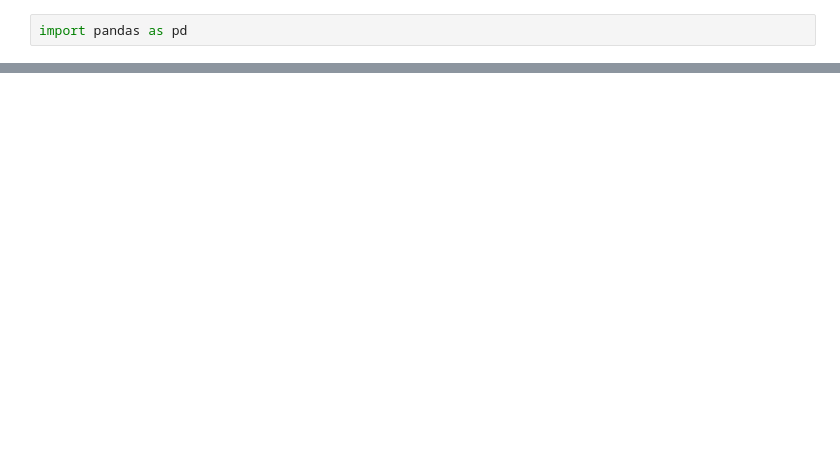
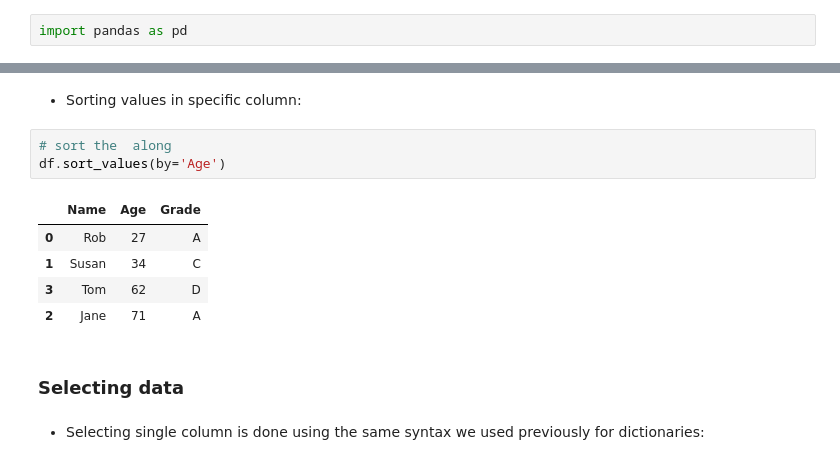
Before and after one commit to adambaskerville/ProgrammingForChemists, a Jupyter notebook: Session5.ipynb, the cells around one changed output, grey strips where cells are left out. Cells and saved outputs as stored; diff of their text form; blank space fills up the shorter version.

```diff
--- a/Session5.ipynb
+++ b/Session5.ipynb
@@ -53,0 +122,15 @@ A DataFrame is a two-dimensional array with heterogeneous data. Consider the fol
+# %% [markdown]
+* Sorting values in specific column:
+# %%
+# sort the  along
+df.sort_values(by='Age')
+# %% [output]
+|  | Name | Age | Grade |
+| 0 | Rob | 27 | A |
+| 1 | Susan | 34 | C |
+| 3 | Tom | 62 | D |
+| 2 | Jane | 71 | A |
+# %% [markdown]
+### Selecting data
+# %% [markdown]
+* Selecting single column is done using the same syntax we used previously for dictionaries:
```
Also changed, not shown: parts of 26 cells of this notebook, 17 other files.
